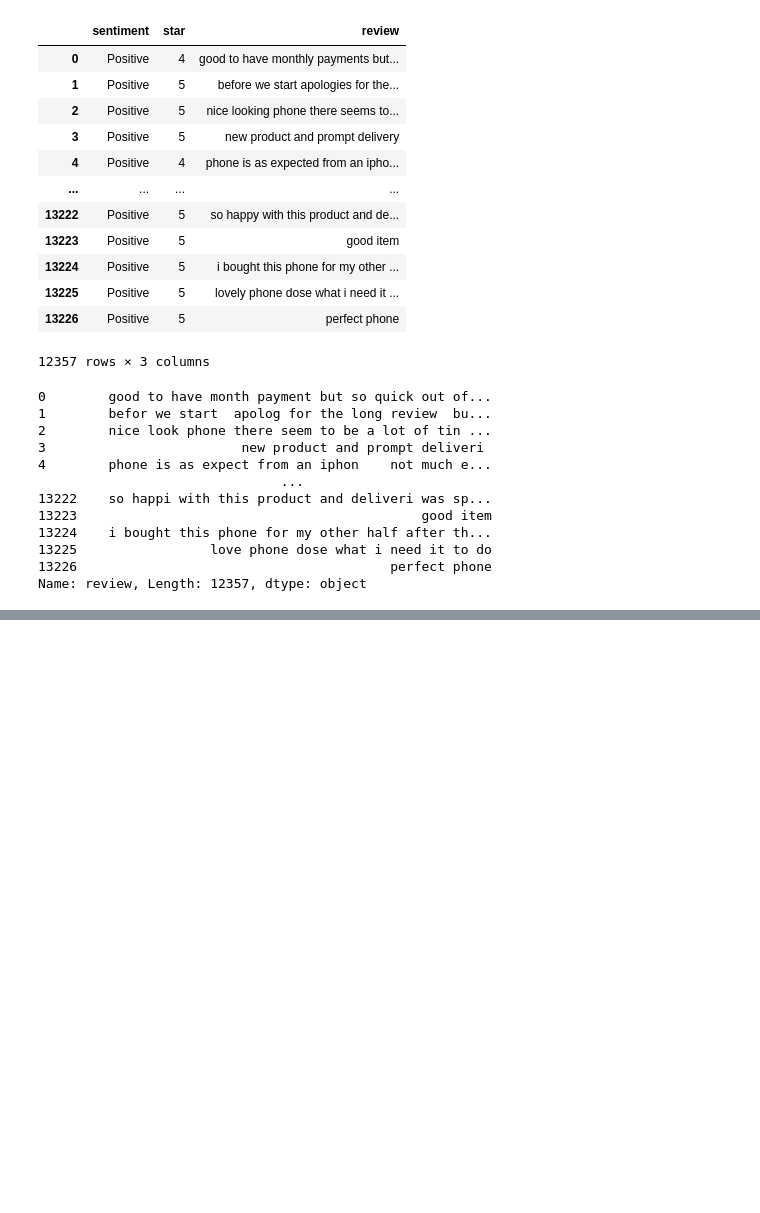
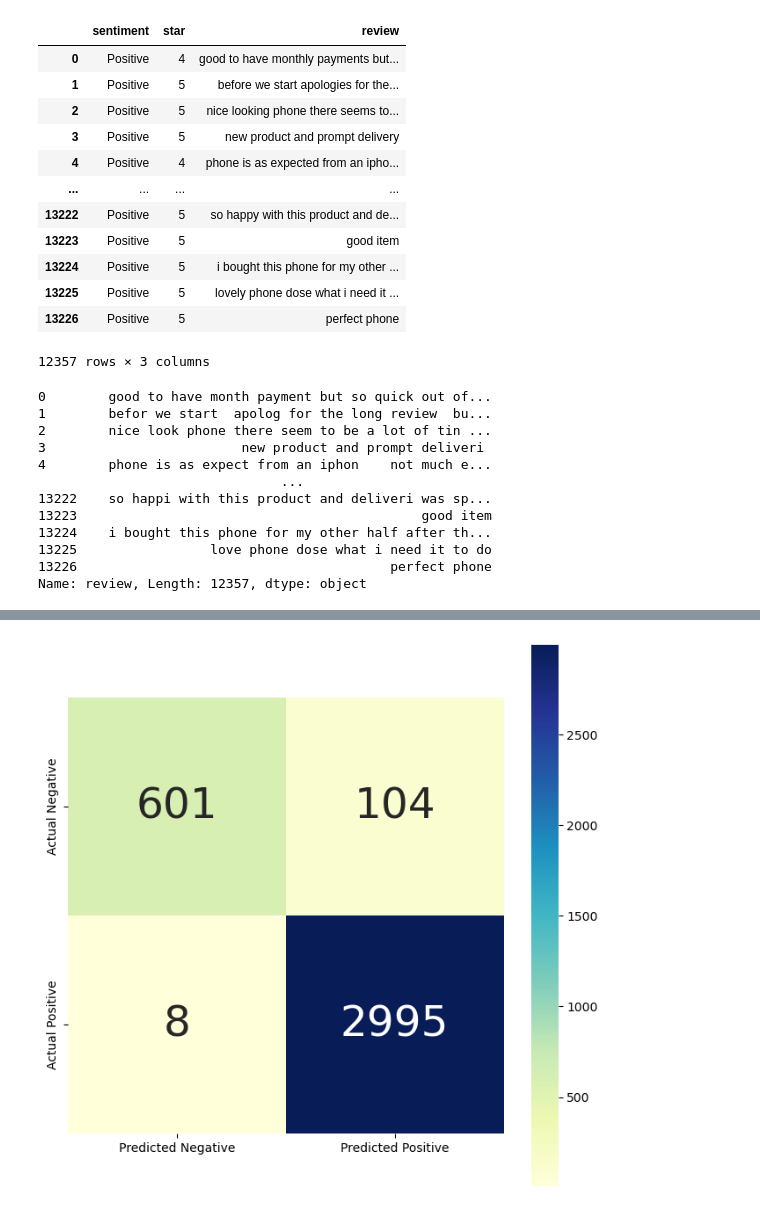
Before and after one commit to hasanenesguray/IDSA-DSBootcamp, a Jupyter notebook: Projects/Istanbul Data Science Academy - 4. Project/Amazon Comments - NLP.ipynb, the cells around one changed output, grey strips where cells are left out. Drawn from its saved outputs; the diff is of its cells as text; code cells hidden in the pictures; blank space fills up the shorter version.

```diff
--- a/Projects/Istanbul Data Science Academy - 4. Project/Amazon Comments - NLP.ipynb
+++ b/Projects/Istanbul Data Science Academy - 4. Project/Amazon Comments - NLP.ipynb
@@ -171,3 +185,13 @@ y = data.sentiment
 # %%
 from sklearn.model_selection import train_test_split
 X_train, X_test, y_train, y_test = train_test_split(X, y, test_size=0.3, random_state=42)
+# %%
+from sklearn.feature_extraction.text import CountVectorizer
+
+cv1 = CountVectorizer(stop_words='english') # Removing the stop words
+
+# Applying CountVectorizer to Train and Test datasets
+X_train_cv1 = cv1.fit_transform(X_train)
+X_test_cv1  = cv1.transform(X_test)
+
+pd.DataFrame(X_train_cv1.toarray(), columns=cv1.get_feature_names_out()).head()
@@ -173,0 +222,7 @@ X_train, X_test, y_train, y_test = train_test_split(X, y, test_size=0.3, random_
+# %%
+from sklearn.linear_model import LogisticRegression
+lr = LogisticRegression()
+# %%
+# DataFrame created by splitting into words
+lr.fit(X_train_cv1, y_train)
+y_pred_cv1 = lr.predict(X_test_cv1)
@@ -173,0 +233,27 @@ X_train, X_test, y_train, y_test = train_test_split(X, y, test_size=0.3, random_
+# %%
+from sklearn.metrics import confusion_matrix
+import matplotlib.pyplot as plt
+import seaborn as sns
+from sklearn.metrics import accuracy_score, precision_score, recall_score, f1_score
+
+def conf_matrix(actual, predicted):
+    plt.figure(figsize=[8,8])
+    cm = confusion_matrix(actual, predicted)
+    sns.heatmap(cm, xticklabels=['Predicted Negative', 'Predicted Positive'],
+                yticklabels=['Actual Negative', 'Actual Positive'], annot=True,
+                fmt='d', annot_kws={'fontsize':35}, cmap="YlGnBu", square=True);
+
+    accuracy = accuracy_score(actual, predicted)
+    precision = precision_score(actual, predicted, pos_label='Negative', zero_division=1)
+    recall = recall_score(actual, predicted, pos_label='Negative', zero_division=1)
+    f1 = f1_score(actual, predicted, pos_label='Negative', zero_division=1)
+    # pos_label parametresi precision, recall ve f1 score unu görmek istediğimiz labelı soruyor
+    # zero_division parametresi 0'a bölme işlemini gerçekleşirse uyarı verip vermeyeceğini soruyor (1=uyarı verme)
+
+    cm_results = [accuracy, precision, recall, f1]
+    return cm_results
+# %%
+# The error matrix we obtained from our first model
+cm1 = conf_matrix(y_test, y_pred_cv1)
+# %% [output]
+[figure, added]
```
Also changed, not shown: parts of 14 cells of this notebook, 3 other files.
